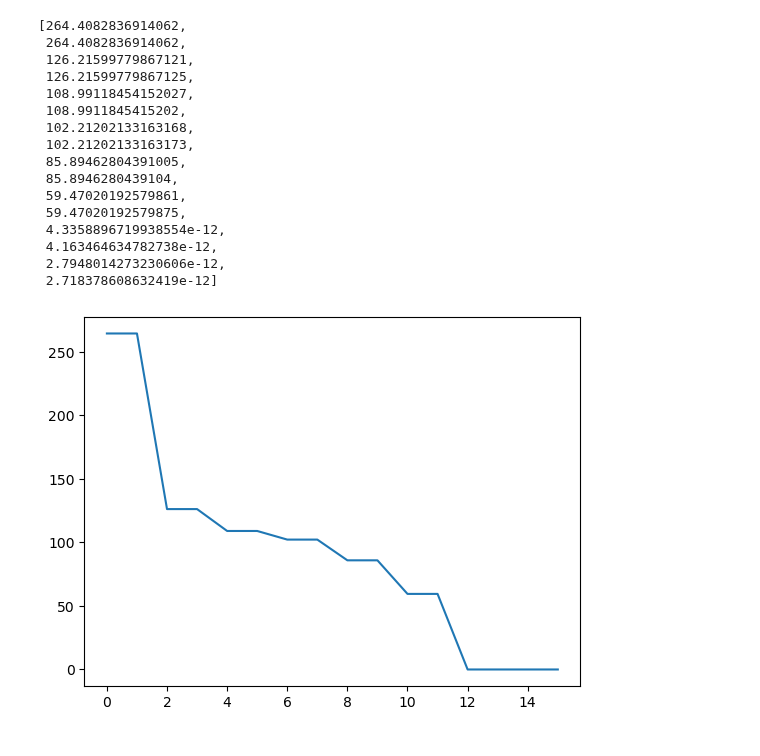
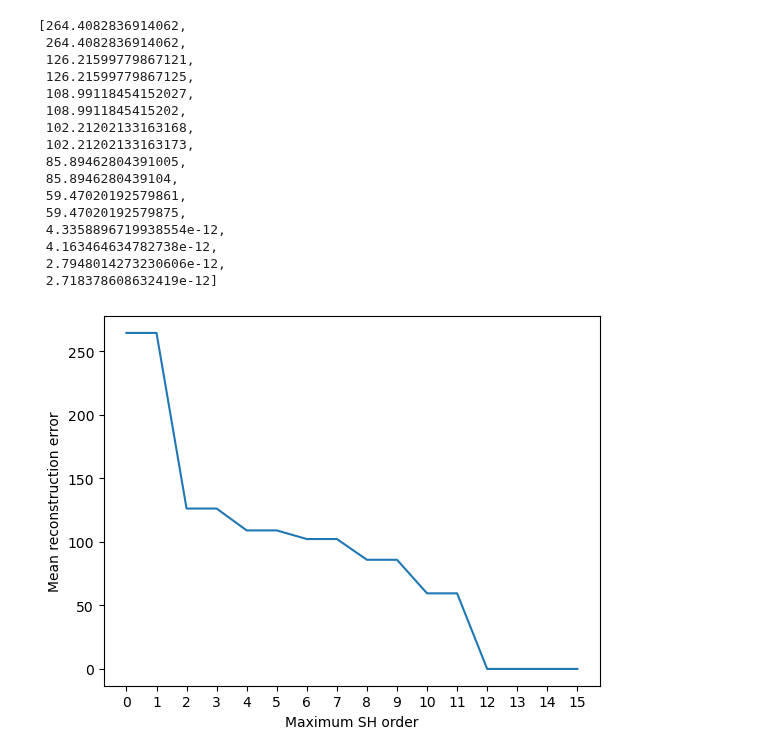
Before and after one commit to AlesRessler/AlesMScProject, a Jupyter notebook: 05 Spherical harmonics visualisation.ipynb, the cells around one changed output. Drawn from its saved outputs; the diff is of its cells as text; code cells hidden in the pictures.

Commit message:
Visualisation notebook part 3

```diff
--- a/05 Spherical harmonics visualisation.ipynb
+++ b/05 Spherical harmonics visualisation.ipynb
@@ -110,8 +110,11 @@ all_mean_reconstruction_errors
  4.163464634782738e-12,
  2.7948014273230606e-12,
  2.718378608632419e-12]
-# %%
-plt.plot(range(16),all_mean_reconstruction_errors)
-plt.show()
-# %% [output]
-[figure, removed]
+# %%
+plt.plot(range(max_degree_upper_limit),all_mean_reconstruction_errors)
+plt.xticks(range(max_degree_upper_limit))
+plt.xlabel("Maximum SH order")
+plt.ylabel("Mean reconstruction error")
+plt.show()
+# %% [output]
+[figure, added]
```
